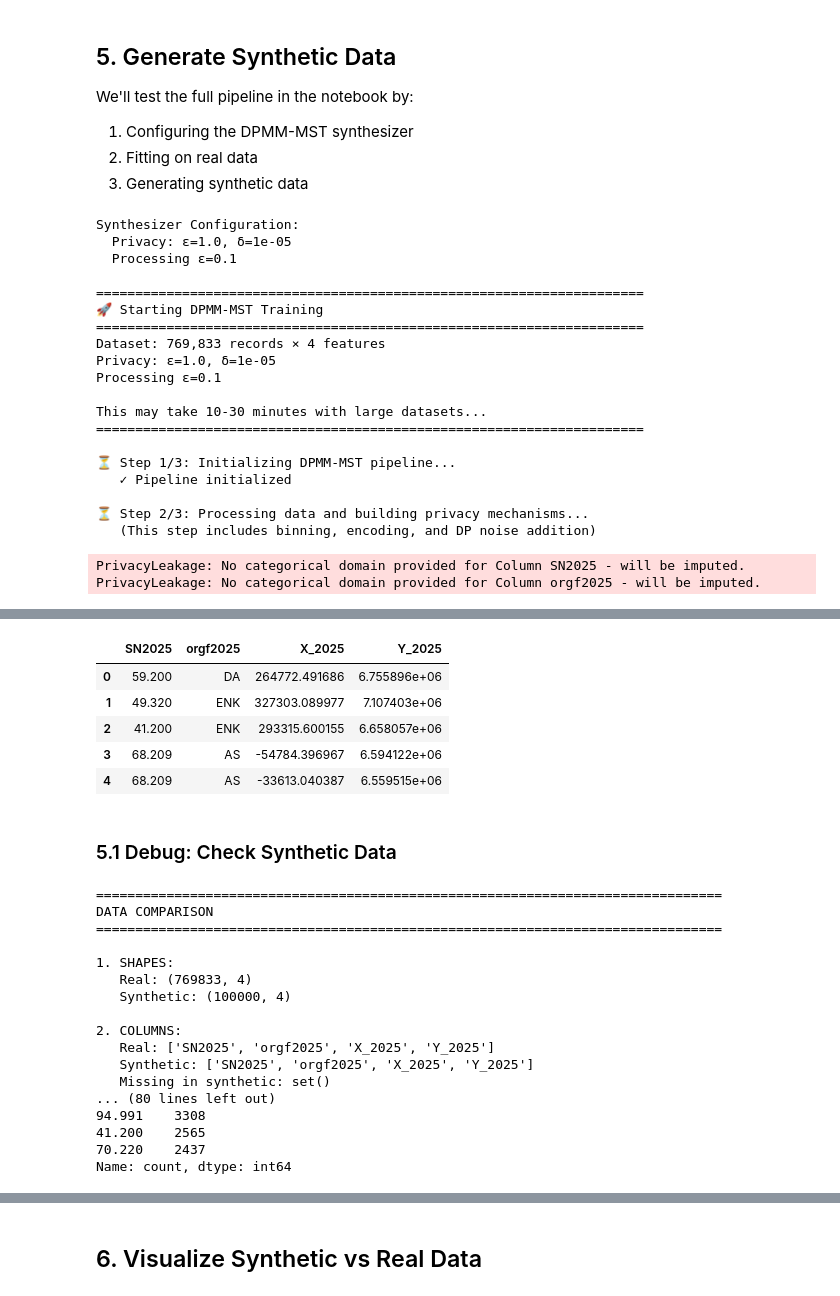
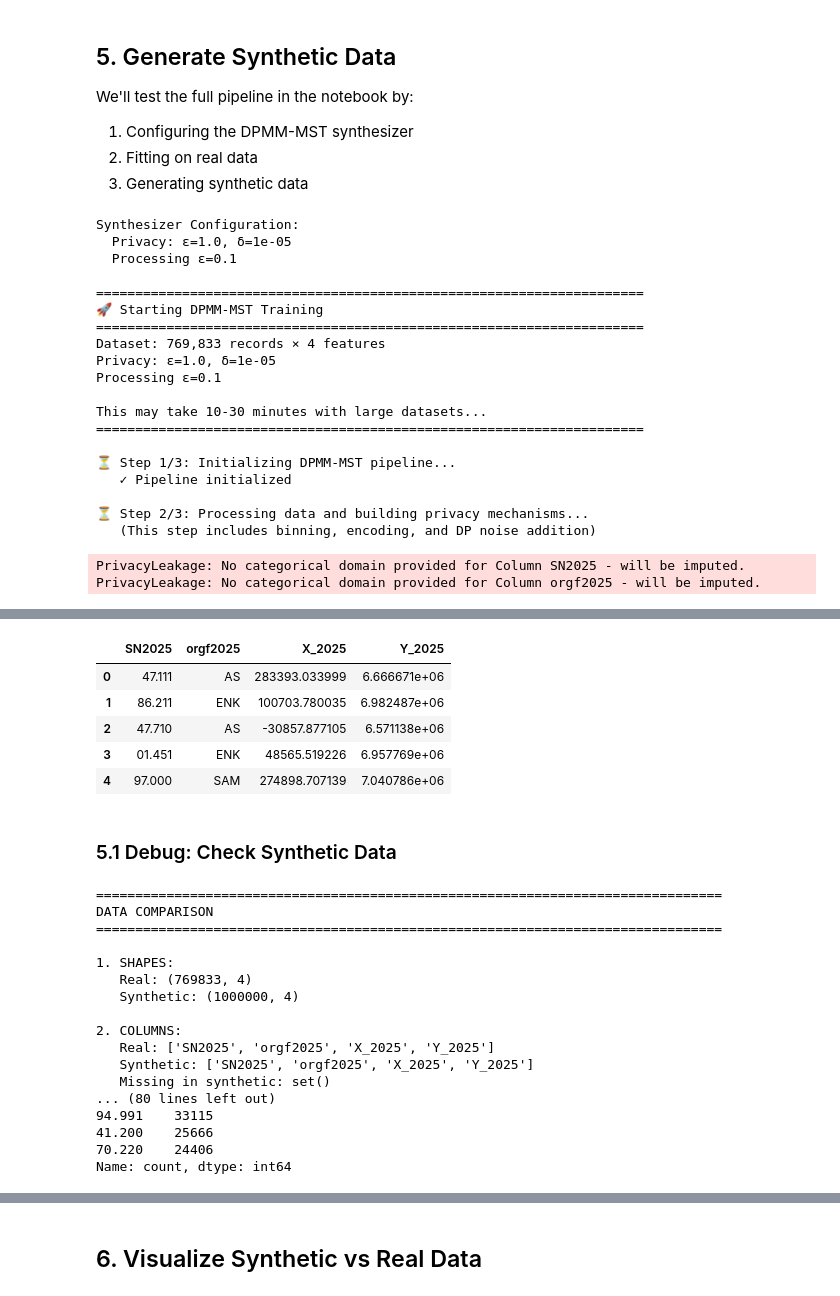
Before and after one commit to akielland/synthetic-lab, a Jupyter notebook: notebooks/04_geostad_pipeline_test.ipynb, the cells around one changed output, grey strips where cells are left out. Drawn from its saved outputs; the diff is of its cells as text; code cells hidden in the pictures.

```diff
--- a/notebooks/04_geostad_pipeline_test.ipynb
+++ b/notebooks/04_geostad_pipeline_test.ipynb
@@ -185,7 +186,7 @@ synthesizer = DPMMMSTSynthesizer(method_config)
 synthesizer.fit(df_features, domain)
 
 # Generate synthetic data (the synthesizer will show progress)
-n_synthetic = 100000  # Generate fewer synthetic records than real (faster)
+n_synthetic = 1000000  # Number of synthetic records to generate
 df_synth = synthesizer.generate(n_synthetic, random_state=42)
 
 # Quick sanity check
@@ -228,15 +229,15 @@ Target: 100,000 synthetic records
 Random state: 42
 ... (6 lines left out)
 
 
 Synthetic Data Sample:
 ============================================================
 |  | SN2025 | orgf2025 | X_2025 | Y_2025 |
-| 0 | 59.200 | DA | 264772.491686 | 6.755896e+06 |
-| 1 | 49.320 | ENK | 327303.089977 | 7.107403e+06 |
-| 2 | 41.200 | ENK | 293315.600155 | 6.658057e+06 |
-| 3 | 68.209 | AS | -54784.396967 | 6.594122e+06 |
-| 4 | 68.209 | AS | -33613.040387 | 6.559515e+06 |
+| 0 | 47.111 | AS | 283393.033999 | 6.666671e+06 |
+| 1 | 86.211 | ENK | 100703.780035 | 6.982487e+06 |
+| 2 | 47.710 | AS | -30857.877105 | 6.571138e+06 |
+| 3 | 01.451 | ENK | 48565.519226 | 6.957769e+06 |
+| 4 | 97.000 | SAM | 274898.707139 | 7.040786e+06 |
 # %% [markdown]
 ### 5.1 Debug: Check Synthetic Data
 # %%
@@ -299,14 +300,14 @@ DATA COMPARISON
 
 1. SHAPES:
    Real: (769833, 4)
-   Synthetic: (100000, 4)
+   Synthetic: (1000000, 4)
 
 2. COLUMNS:
    Real: ['SN2025', 'orgf2025', 'X_2025', 'Y_2025']
    Synthetic: ['SN2025', 'orgf2025', 'X_2025', 'Y_2025']
    Missing in synthetic: set()
 ... (80 lines left out)
-94.991    3308
-41.200    2565
-70.220    2437
+94.991    33115
+41.200    25666
+70.220    24406
 Name: count, dtype: int64
```
Also changed, not shown: parts of 12 cells of this notebook, 2 other files.
